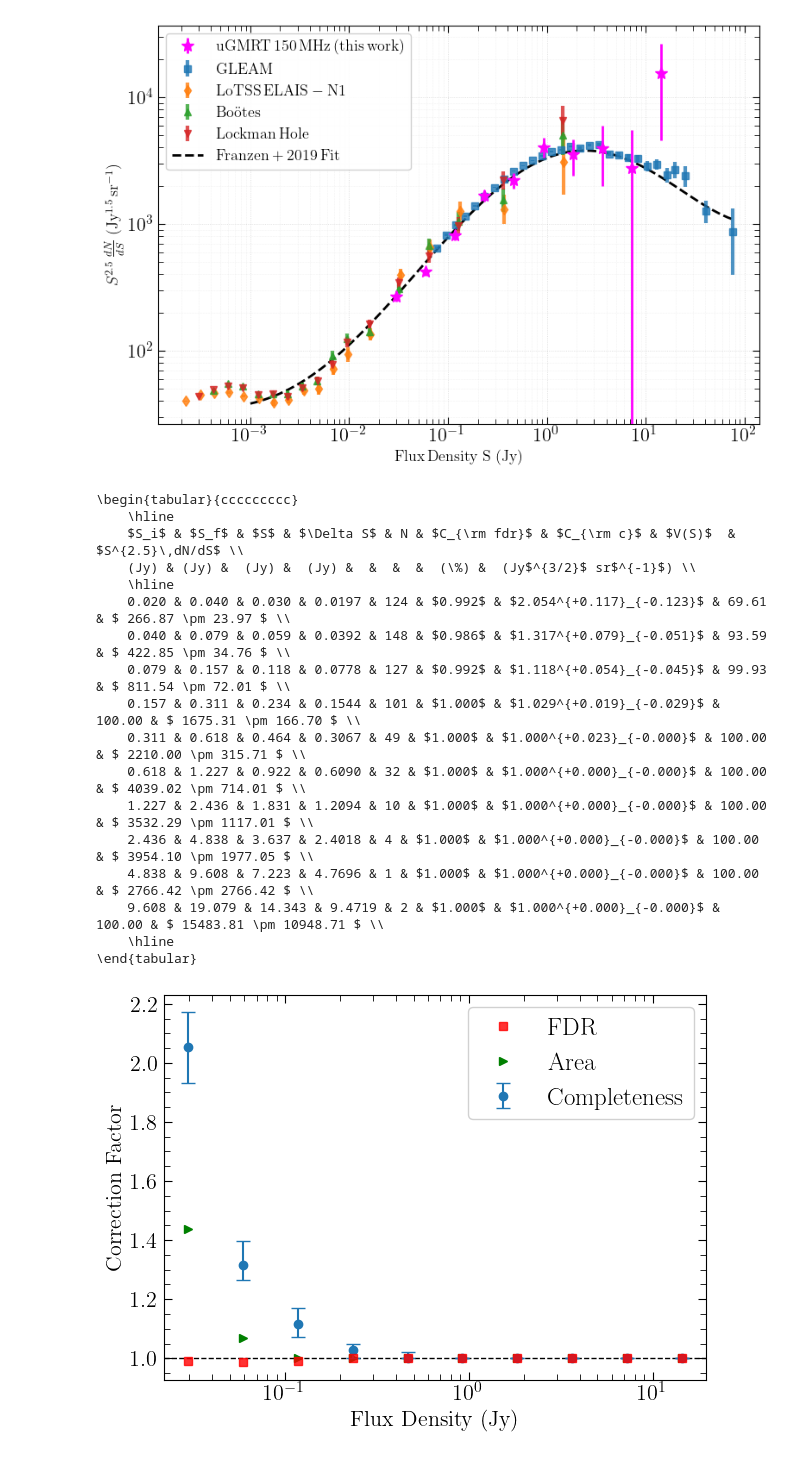
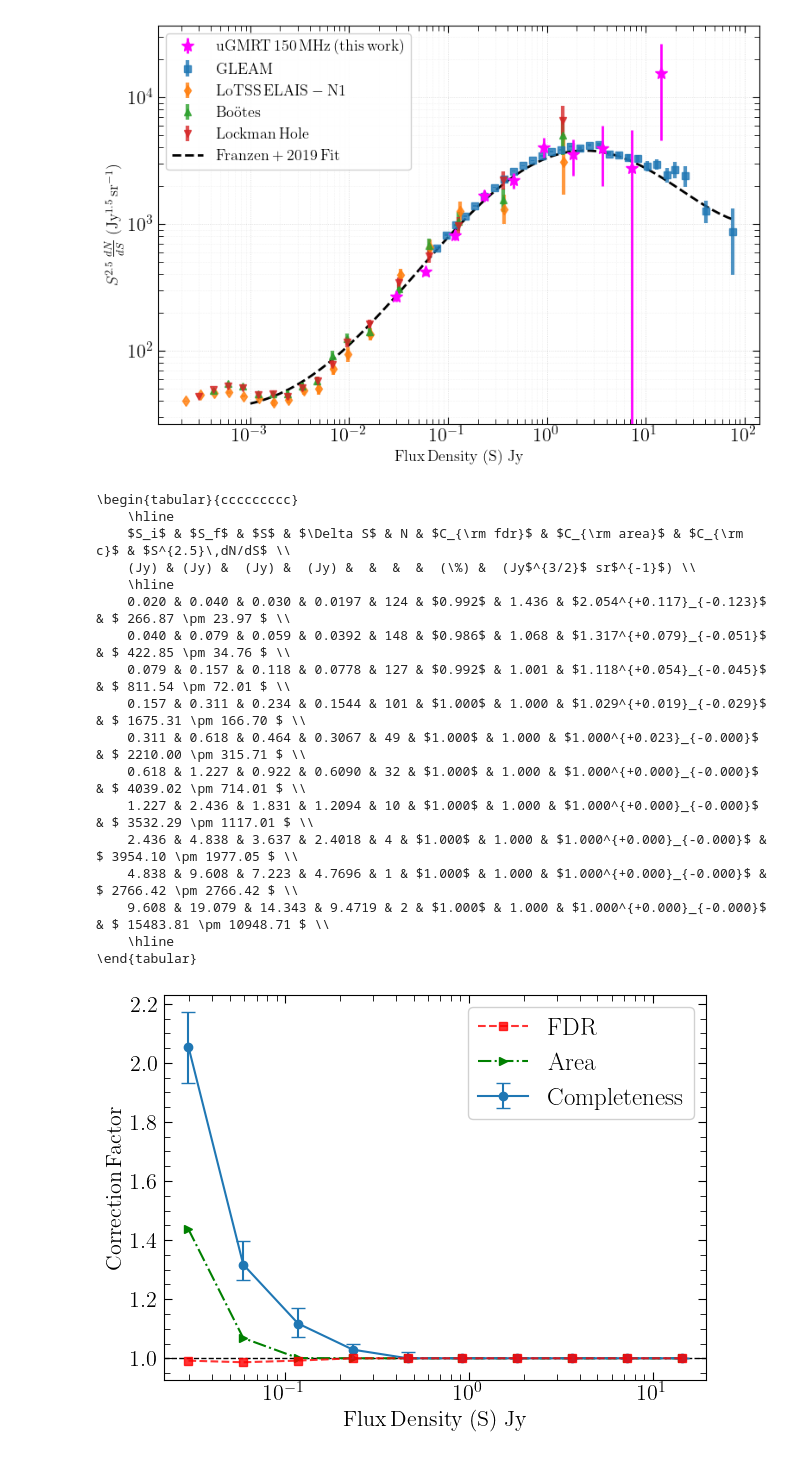
Before and after one commit to aecosmo/RADIOcat, a Jupyter notebook: sourcecounts.ipynb, the cells around one changed output. Drawn from its saved outputs; the diff is of its cells as text; code cells hidden in the pictures.

```diff
--- a/sourcecounts.ipynb
+++ b/sourcecounts.ipynb
@@ -192,7 +192,7 @@ def generate_latex_table(bin_edges, S, dS, N, C_fdr, C_c, C_c_err_upper, C_c_err
     table = []
     table.append("\\begin{tabular}{ccccccccc}")
     table.append("    \\hline")
-    table.append("    $S_i$ & $S_f$ & $S$ & $\\Delta S$ & N & $C_{\\rm fdr}$ & $C_{\\rm c}$ & $V(S)$  & $S^{2.5}\\,dN/dS$ \\\\")
+    table.append("    $S_i$ & $S_f$ & $S$ & $\\Delta S$ & N & $C_{\\rm fdr}$ & $C_{\\rm area}$ & $C_{\\rm c}$ & $S^{2.5}\\,dN/dS$ \\\\")
     table.append("    (Jy) & (Jy) &  (Jy) &  (Jy) &  &  &  &  (\\%) &  (Jy$^{3/2}$ sr$^{-1}$) \\\\")
     table.append("    \\hline")
 
@@ -209,8 +209,8 @@ def generate_latex_table(bin_edges, S, dS, N, C_fdr, C_c, C_c_err_upper, C_c_err
             f"    {S_i[i]:.3f} & {S_f[i]:.3f} & {S[i]:.3f} & {dS[i]:.4f} & "
             f"{N[i] if N[i] != -1 else '-'} & "
             f"{C_fdr_str} & "
+            f"{V[i]:.3f} & "
             f"{C_c_str} & "
-            f"{V[i]:.2f} & "
             f"{dNdS_str} \\\\"
         )
         table.append(row)
@@ -228,7 +228,7 @@ C_fdr = fdr_correction
 C_c = completeness_correc_fac_med
 C_c_err_upper = completeness_correc_fac_upp
 C_c_err_lower = completeness_correc_fac_low
-V = 100 * effective_image_area / total_valid_area
+V = total_valid_area / effective_image_area
 dNdS = N_ugmrt
 dNdS_err = err_ugmrt
 
@@ -237,19 +237,19 @@ print(latex_table)
 # %% [output]
 \begin{tabular}{ccccccccc}
     \hline
-    $S_i$ & $S_f$ & $S$ & $\Delta S$ & N & $C_{\rm fdr}$ & $C_{\rm c}$ & $V(S)$  & $S^{2.5}\,dN/dS$ \\
+    $S_i$ & $S_f$ & $S$ & $\Delta S$ & N & $C_{\rm fdr}$ & $C_{\rm area}$ & $C_{\rm c}$ & $S^{2.5}\,dN/dS$ \\
     (Jy) & (Jy) &  (Jy) &  (Jy) &  &  &  &  (\%) &  (Jy$^{3/2}$ sr$^{-1}$) \\
     \hline
-    0.020 & 0.040 & 0.030 & 0.0197 & 124 & $0.992$ & $2.054^{+0.117}_{-0.123}$ & 69.61 & $ 266.87 \pm 23.97 $ \\
-    0.040 & 0.079 & 0.059 & 0.0392 & 148 & $0.986$ & $1.317^{+0.079}_{-0.051}$ & 93.59 & $ 422.85 \pm 34.76 $ \\
-    0.079 & 0.157 & 0.118 & 0.0778 & 127 & $0.992$ & $1.118^{+0.054}_{-0.045}$ & 99.93 & $ 811.54 \pm 72.01 $ \\
-    0.157 & 0.311 & 0.234 & 0.1544 & 101 & $1.000$ & $1.029^{+0.019}_{-0.029}$ & 100.00 & $ 1675.31 \pm 166.70 $ \\
-    0.311 & 0.618 & 0.464 & 0.3067 & 49 & $1.000$ & $1.000^{+0.023}_{-0.000}$ & 100.00 & $ 2210.00 \pm 315.71 $ \\
-    0.618 & 1.227 & 0.922 & 0.6090 & 32 & $1.000$ & $1.000^{+0.000}_{-0.000}$ & 100.00 & $ 4039.02 \pm 714.01 $ \\
-    1.227 & 2.436 & 1.831 & 1.2094 & 10 & $1.000$ & $1.000^{+0.000}_{-0.000}$ & 100.00 & $ 3532.29 \pm 1117.01 $ \\
-    2.436 & 4.838 & 3.637 & 2.4018 & 4 & $1.000$ & $1.000^{+0.000}_{-0.000}$ & 100.00 & $ 3954.10 \pm 1977.05 $ \\
-    4.838 & 9.608 & 7.223 & 4.7696 & 1 & $1.000$ & $1.000^{+0.000}_{-0.000}$ & 100.00 & $ 2766.42 \pm 2766.42 $ \\
-    9.608 & 19.079 & 14.343 & 9.4719 & 2 & $1.000$ & $1.000^{+0.000}_{-0.000}$ & 100.00 & $ 15483.81 \pm 10948.71 $ \\
+    0.020 & 0.040 & 0.030 & 0.0197 & 124 & $0.992$ & 1.436 & $2.054^{+0.117}_{-0.123}$ & $ 266.87 \pm 23.97 $ \\
+    0.040 & 0.079 & 0.059 & 0.0392 & 148 & $0.986$ & 1.068 & $1.317^{+0.079}_{-0.051}$ & $ 422.85 \pm 34.76 $ \\
+    0.079 & 0.157 & 0.118 & 0.0778 & 127 & $0.992$ & 1.001 & $1.118^{+0.054}_{-0.045}$ & $ 811.54 \pm 72.01 $ \\
+    0.157 & 0.311 & 0.234 & 0.1544 & 101 & $1.000$ & 1.000 & $1.029^{+0.019}_{-0.029}$ & $ 1675.31 \pm 166.70 $ \\
+    0.311 & 0.618 & 0.464 & 0.3067 & 49 & $1.000$ & 1.000 & $1.000^{+0.023}_{-0.000}$ & $ 2210.00 \pm 315.71 $ \\
+    0.618 & 1.227 & 0.922 & 0.6090 & 32 & $1.000$ & 1.000 & $1.000^{+0.000}_{-0.000}$ & $ 4039.02 \pm 714.01 $ \\
+    1.227 & 2.436 & 1.831 & 1.2094 & 10 & $1.000$ & 1.000 & $1.000^{+0.000}_{-0.000}$ & $ 3532.29 \pm 1117.01 $ \\
+    2.436 & 4.838 & 3.637 & 2.4018 & 4 & $1.000$ & 1.000 & $1.000^{+0.000}_{-0.000}$ & $ 3954.10 \pm 1977.05 $ \\
+    4.838 & 9.608 & 7.223 & 4.7696 & 1 & $1.000$ & 1.000 & $1.000^{+0.000}_{-0.000}$ & $ 2766.42 \pm 2766.42 $ \\
+    9.608 & 19.079 & 14.343 & 9.4719 & 2 & $1.000$ & 1.000 & $1.000^{+0.000}_{-0.000}$ & $ 15483.81 \pm 10948.71 $ \\
     \hline
 \end{tabular}
 # %%
@@ -261,36 +261,36 @@ fig, ax = plt.subplots(figsize=(7, 5))
 
 # Completeness correction factor with error bars
 ax.errorbar(bin_centers, completeness_correc_fac_med,
             yerr=[completeness_correc_fac_low, completeness_correc_fac_upp],
-            fmt='o', color='C0', ecolor='C0', capsize=5, markersize=6, linewidth=1.5, zorder=11,
+            fmt='o', color='C0', ecolor='C0', capsize=5, markersize=6, linewidth=1.5, zorder=11, ls='-',
             label=r"\textrm{Completeness}")
 
 # Horizontal dashed line at y=1
 ax.axhline(y=1, color='black', linestyle='--', linewidth=1)
 
 # FDR correction as red squares
-ax.plot(bin_centers, fdr_correction, color='red', marker='s', markersize=6, ls='',
+ax.plot(bin_centers, fdr_correction, color='red', marker='s', markersize=6, ls='--',
         linewidth=1.5, alpha=0.8, label=r"\textrm{FDR}", zorder=12)
 
 # Area correction as green right-pointing triangles
-ax.plot(bin_centers, area_corr_fac, color='green', marker='>', markersize=6, ls='',
+ax.plot(bin_centers, area_corr_fac, color='green', marker='>', markersize=6, ls='-.',
         linewidth=1.5, label=r"\textrm{Area}")
 
 # Log scale for x-axis
 ax.set_xscale('log')
 
 # Axis labels
-ax.set_xlabel(r"\textrm{Flux Density (Jy)}",)
-ax.set_ylabel(r"\textrm{Correction Factor}", )
+ax.set_xlabel(r'$\rm{Flux\, Density}\;(S)\;\rm{Jy}$',)
+ax.set_ylabel(r'$\rm{Correction\, Factor}$', )
 
 # Grid
 # ax.grid(True, which="both", linestyle=":", linewidth=0.6, alpha=0.5)
 
 # Legend
 ax.legend(frameon=True, framealpha=0.9, loc='upper right')
 
 # Save figure
 plt.savefig('corrections.pdf', bbox_inches='tight')
 plt.show()
 # %% [output]
-[figure, old version]
+[figure, new version]
```
Also changed, not shown: parts of 4 cells of this notebook.
